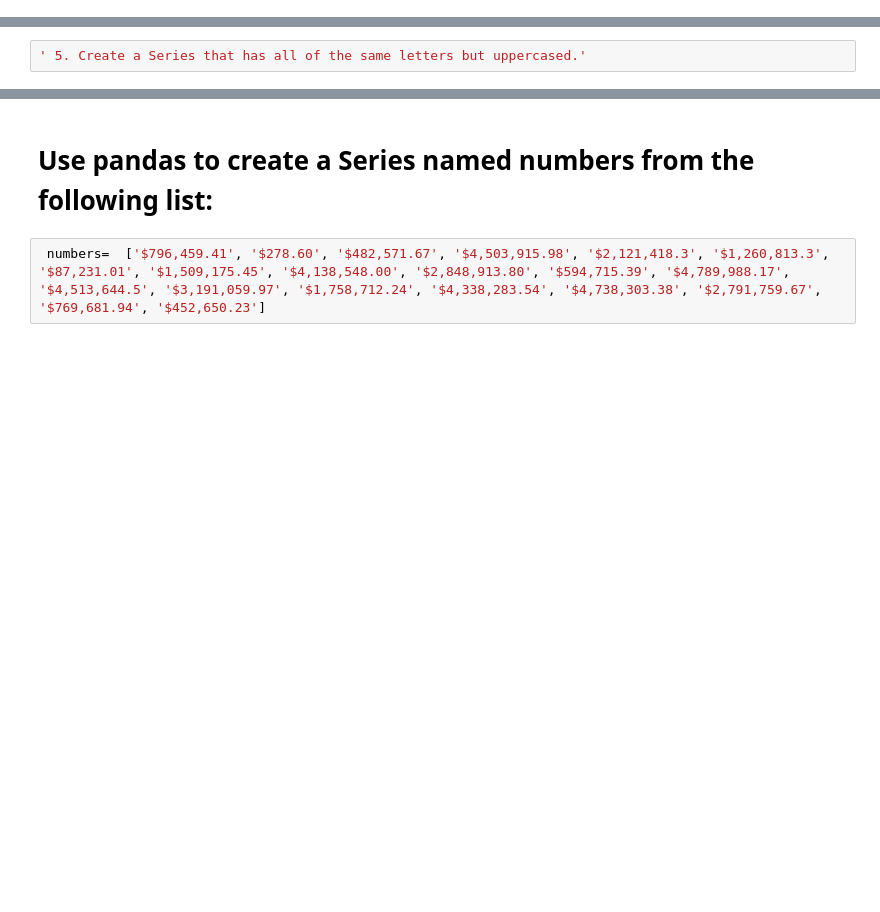
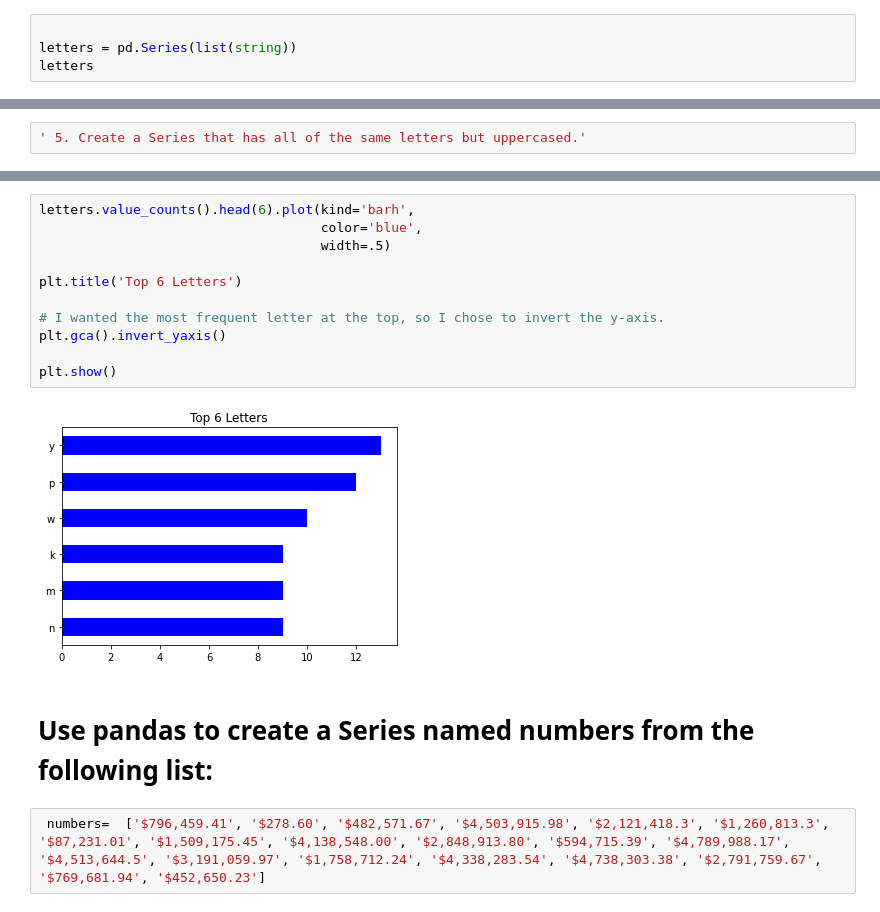
Before and after one commit to DilipBista/numpy-pandas-visualization-exercises, a Jupyter notebook: pandas_series.ipynb, the cells around one changed output, grey strips where cells are left out. Saved outputs shown, nothing was run; the diff lists cells and outputs as text; blank space fills up the shorter version.

```diff
--- a/pandas_series.ipynb
+++ b/pandas_series.ipynb
@@ -402,0 +403,4 @@ dtype: object
+# %%
+
+letters = pd.Series(list(string))
+letters
@@ -464,3 +501,16 @@ u_letters=
+# %%
+letters.value_counts().head(6).plot(kind='barh',
+                                    color='blue',
+                                    width=.5)
+
+plt.title('Top 6 Letters')
+
+# I wanted the most frequent letter at the top, so I chose to invert the y-axis.
+plt.gca().invert_yaxis()
+
+plt.show()
+# %% [output]
+[figure, added]
 # %% [markdown]
 # Use pandas to create a Series named numbers from the following list:
 # %%
```
Also changed, not shown: parts of 18 cells of this notebook.
